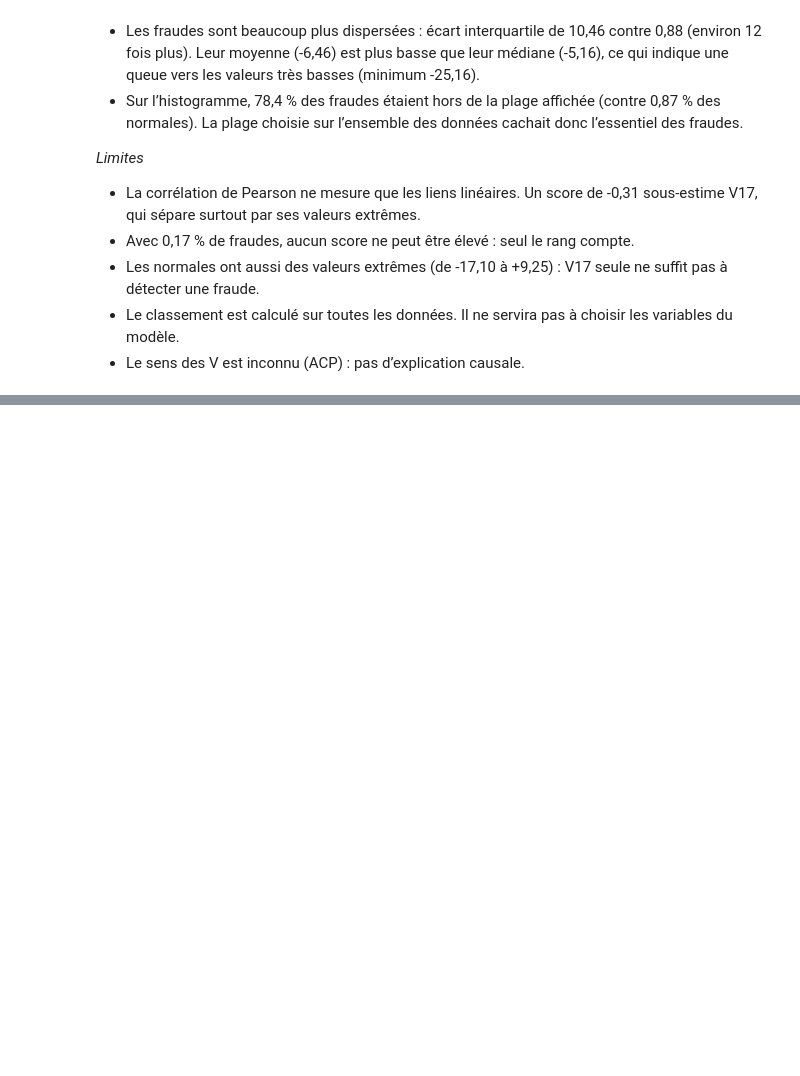
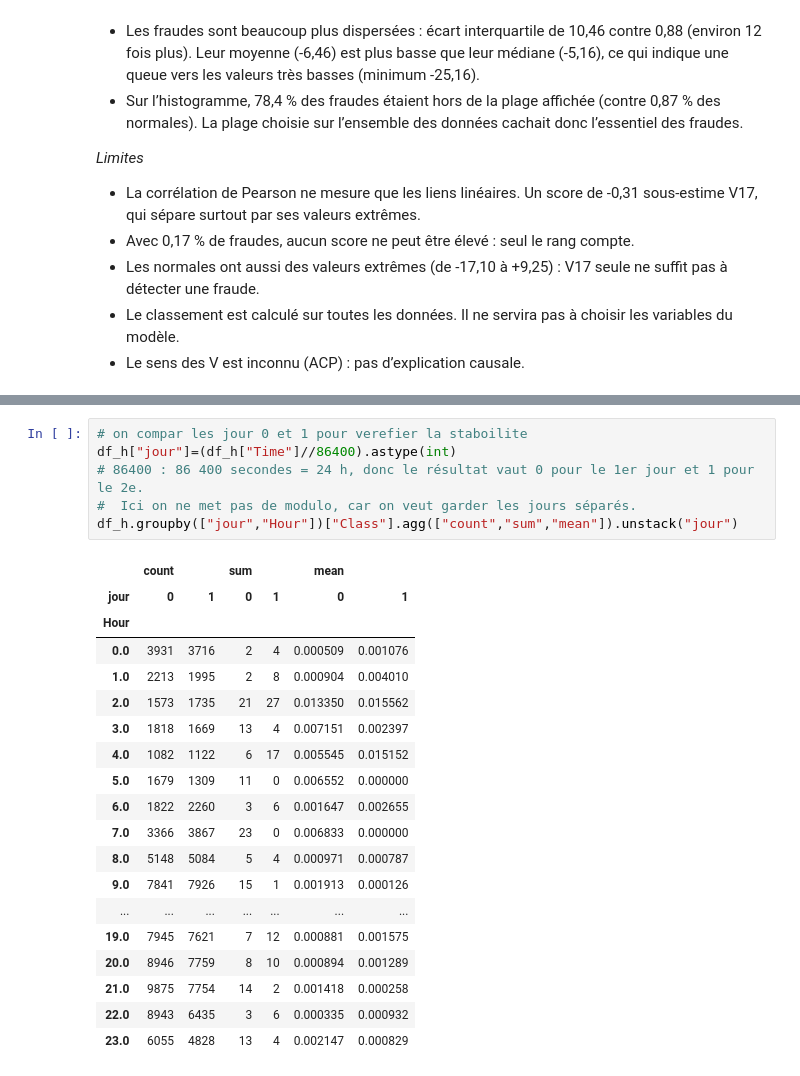
Before and after one commit to safasaaidi/fraud-detection, a Jupyter notebook: notebooks/01_exploration.ipynb, the cells around one changed output, grey strips where cells are left out. Drawn from its saved outputs; the diff is of its cells as text; blank space fills up the shorter version.

```diff
--- a/notebooks/01_exploration.ipynb
+++ b/notebooks/01_exploration.ipynb
@@ -824,0 +1020,26 @@ df_clean.groupby("Class")["V17"].describe()
+# %%
+# on compar les jour 0 et 1 pour verefier la staboilite
+df_h["jour"]=(df_h["Time"]//86400).astype(int)
+# 86400 : 86 400 secondes = 24 h, donc le résultat vaut 0 pour le 1er jour et 1 pour le 2e.
+#  Ici on ne met pas de modulo, car on veut garder les jours séparés.
+df_h.groupby(["jour","Hour"])["Class"].agg(["count","sum","mean"]).unstack("jour")
+# %% [output]
+|  | count |  | sum |  | mean |  |
+| jour | 0 | 1 | 0 | 1 | 0 | 1 |
+| Hour |  |  |  |  |  |  |
+| 0.0 | 3931 | 3716 | 2 | 4 | 0.000509 | 0.001076 |
+| 1.0 | 2213 | 1995 | 2 | 8 | 0.000904 | 0.004010 |
+| 2.0 | 1573 | 1735 | 21 | 27 | 0.013350 | 0.015562 |
+| 3.0 | 1818 | 1669 | 13 | 4 | 0.007151 | 0.002397 |
+| 4.0 | 1082 | 1122 | 6 | 17 | 0.005545 | 0.015152 |
+| 5.0 | 1679 | 1309 | 11 | 0 | 0.006552 | 0.000000 |
+| 6.0 | 1822 | 2260 | 3 | 6 | 0.001647 | 0.002655 |
+| 7.0 | 3366 | 3867 | 23 | 0 | 0.006833 | 0.000000 |
+| 8.0 | 5148 | 5084 | 5 | 4 | 0.000971 | 0.000787 |
+| 9.0 | 7841 | 7926 | 15 | 1 | 0.001913 | 0.000126 |
+| ... | ... | ... | ... | ... | ... | ... |
+| 19.0 | 7945 | 7621 | 7 | 12 | 0.000881 | 0.001575 |
+| 20.0 | 8946 | 7759 | 8 | 10 | 0.000894 | 0.001289 |
+| 21.0 | 9875 | 7754 | 14 | 2 | 0.001418 | 0.000258 |
+| 22.0 | 8943 | 6435 | 3 | 6 | 0.000335 | 0.000932 |
+| 23.0 | 6055 | 4828 | 13 | 4 | 0.002147 | 0.000829 |
```
Also changed, not shown: parts of 13 cells of this notebook.
